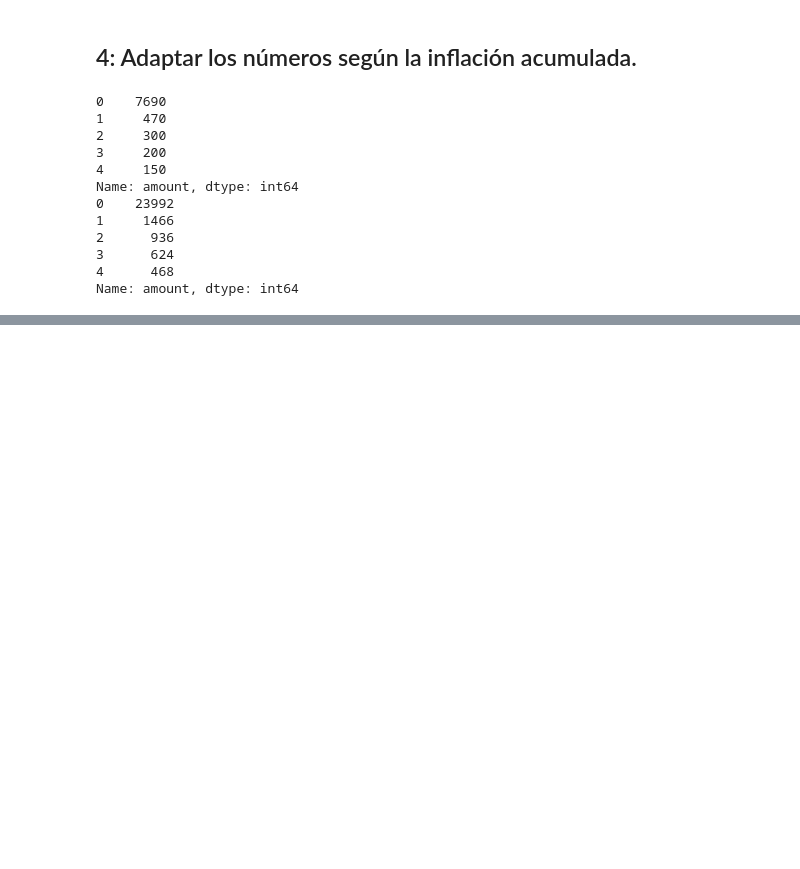
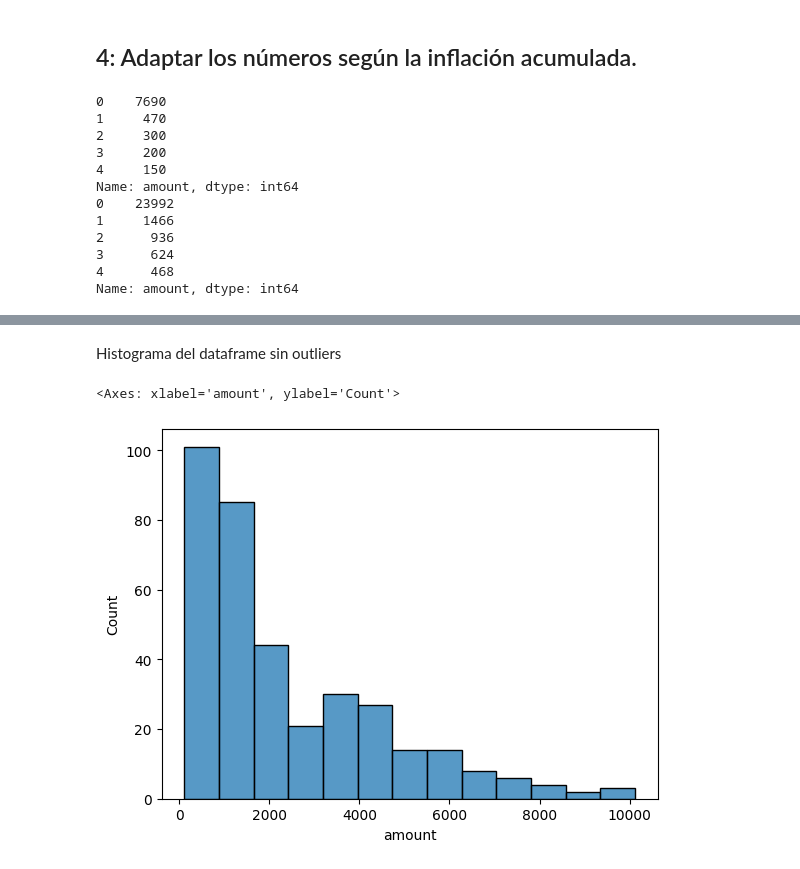
Before and after one commit to lucioled/proyecto-analisis-financiero-personal, a Jupyter notebook: proyectoDataAnalisis_MiDataFinanciera.ipynb, the cells around one changed output, grey strips where cells are left out. Cells and saved outputs as stored; diff of their text form; code cells hidden in the pictures; blank space fills up the shorter version.

```diff
--- a/proyectoDataAnalisis_MiDataFinanciera.ipynb
+++ b/proyectoDataAnalisis_MiDataFinanciera.ipynb
@@ -166,0 +157,8 @@ La es: $ -407942
+# %%
+min_value = updated_inf_df['amount'].min()
+max_value = updated_inf_df['amount'].max()
+q1 = updated_inf_df['amount'].quantile(q=0.25)
+q2 = updated_inf_df['amount'].quantile(q=0.50)
+q3 = updated_inf_df['amount'].quantile(q=0.75)
+iqr = q3 - q1
+print('min=',min_value,' Q1=',q1,' Q2=',q2,' Q3=',q3,' max=',max_value, ' IQR=',iqr)
@@ -166,0 +196,7 @@ La es: $ -407942
+# %% [markdown]
+Histograma del dataframe sin outliers
+# %%
+sns.histplot(df_without_outliers['amount'])
+# %% [output]
+<Axes: xlabel='amount', ylabel='Count'>
+[figure, added]
```
Also changed, not shown: parts of 31 cells of this notebook.
